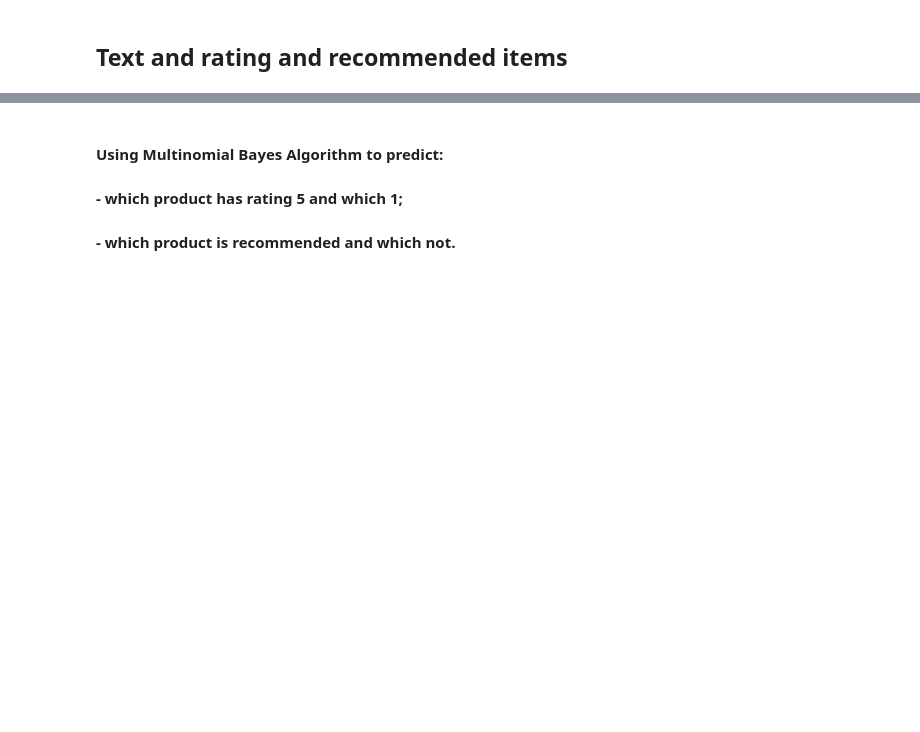
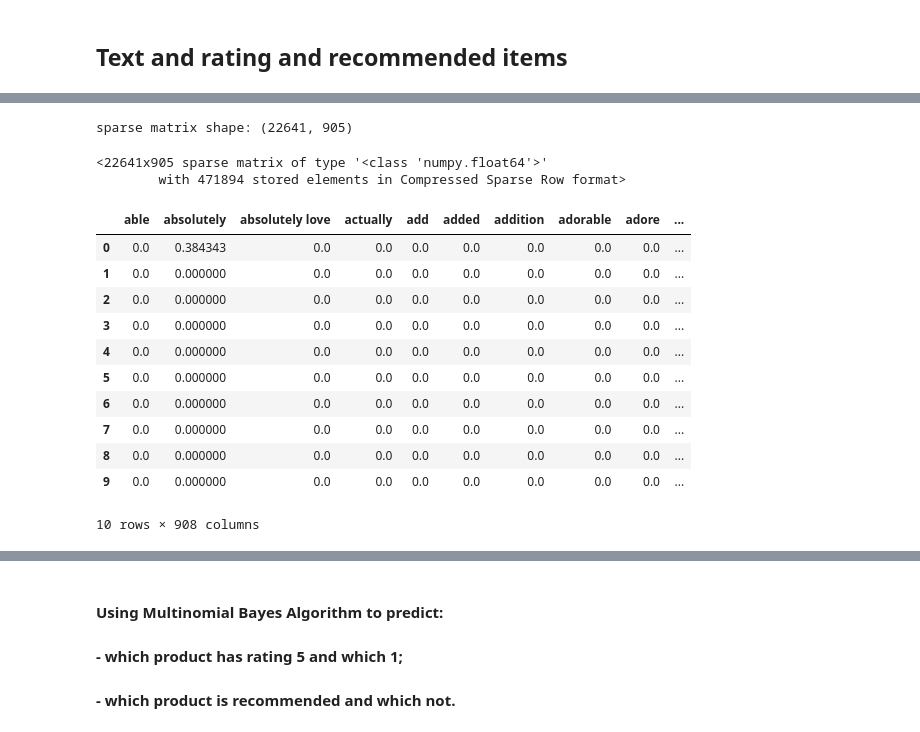
Before and after one commit to LisaB83/Analysis-on-e-commerce-reviews, a Jupyter notebook: Capstone_Project_Machine_Learning.ipynb, the cells around one changed output, grey strips where cells are left out. Saved outputs shown, nothing was run; the diff lists cells and outputs as text; code cells hidden in the pictures; blank space fills up the shorter version.

```diff
--- a/Capstone_Project_Machine_Learning.ipynb
+++ b/Capstone_Project_Machine_Learning.ipynb
@@ -686,0 +642,12 @@ filtered_text = RT_tfidf[:, list(filtered_words)]
+# %%
+# Instantiate the Word tokenizer & Word lemmatizer
+w_tokenizer = nltk.tokenize.WhitespaceTokenizer()
+lemmatizer = nltk.stem.WordNetLemmatizer()
+
+# Define a word lemmatizer function
+def lemmatize_text(text):
+    return [lemmatizer.lemmatize(w) for w in w_tokenizer.tokenize(text)]
+
+# Apply the word lemmatizer function to data
+rev_new['Filtered_RT'] = rev_new['RT_new'].apply(lemmatize_text)
+rev_new.head()
@@ -686,0 +661,5 @@ filtered_text = RT_tfidf[:, list(filtered_words)]
+# %%
+# Getting a count of words from the documents
+# Ngram_range is set to 1,2 - meaning either single or two word combination will be extracted
+cvec = CountVectorizer(min_df=.005, max_df=.9, ngram_range=(1,2), tokenizer=lambda doc: doc, lowercase=False)
+cvec.fit(rev_new['Filtered_RT'])
@@ -686,0 +674,40 @@ filtered_text = RT_tfidf[:, list(filtered_words)]
+# %%
+# Creating the bag-of-words representation
+cvec_counts = cvec.transform(rev_new['Filtered_RT'])
+print('sparse matrix shape:', cvec_counts.shape)
+# %% [output]
+sparse matrix shape: (22641, 905)
+# %%
+# Instantiating the TfidfTransformer
+transformer = TfidfTransformer()
+
+# Fitting and transforming n-grams
+transformed_weights = transformer.fit_transform(cvec_counts)
+transformed_weights
+# %% [output]
+<22641x905 sparse matrix of type '<class 'numpy.float64'>'
+        with 471894 stored elements in Compressed Sparse Row format>
+# %%
+# Getting a list of all n-grams
+transformed_weights = transformed_weights.toarray()
+vocab = cvec.get_feature_names()
+
+# Putting weighted n-grams into a DataFrame and computing some summary statistics
+model = pd.DataFrame(transformed_weights, columns=vocab)
+model['Keyword'] = model.idxmax(axis=1)
+model['Max'] = model.max(axis=1)
+model['Sum'] = model.drop('Max', axis=1).sum(axis=1)
+model.head(10)
+# %% [output]
+|  | able | absolutely | absolutely love | actually | add | added | addition | adorable | adore | ... |
+| 0 | 0.0 | 0.384343 | 0.0 | 0.0 | 0.0 | 0.0 | 0.0 | 0.0 | 0.0 | ... |
+| 1 | 0.0 | 0.000000 | 0.0 | 0.0 | 0.0 | 0.0 | 0.0 | 0.0 | 0.0 | ... |
+| 2 | 0.0 | 0.000000 | 0.0 | 0.0 | 0.0 | 0.0 | 0.0 | 0.0 | 0.0 | ... |
+| 3 | 0.0 | 0.000000 | 0.0 | 0.0 | 0.0 | 0.0 | 0.0 | 0.0 | 0.0 | ... |
+| 4 | 0.0 | 0.000000 | 0.0 | 0.0 | 0.0 | 0.0 | 0.0 | 0.0 | 0.0 | ... |
+| 5 | 0.0 | 0.000000 | 0.0 | 0.0 | 0.0 | 0.0 | 0.0 | 0.0 | 0.0 | ... |
+| 6 | 0.0 | 0.000000 | 0.0 | 0.0 | 0.0 | 0.0 | 0.0 | 0.0 | 0.0 | ... |
+| 7 | 0.0 | 0.000000 | 0.0 | 0.0 | 0.0 | 0.0 | 0.0 | 0.0 | 0.0 | ... |
+| 8 | 0.0 | 0.000000 | 0.0 | 0.0 | 0.0 | 0.0 | 0.0 | 0.0 | 0.0 | ... |
+| 9 | 0.0 | 0.000000 | 0.0 | 0.0 | 0.0 | 0.0 | 0.0 | 0.0 | 0.0 | ... |
+10 rows × 908 columns
```
Also changed, not shown: parts of 14 cells of this notebook.
